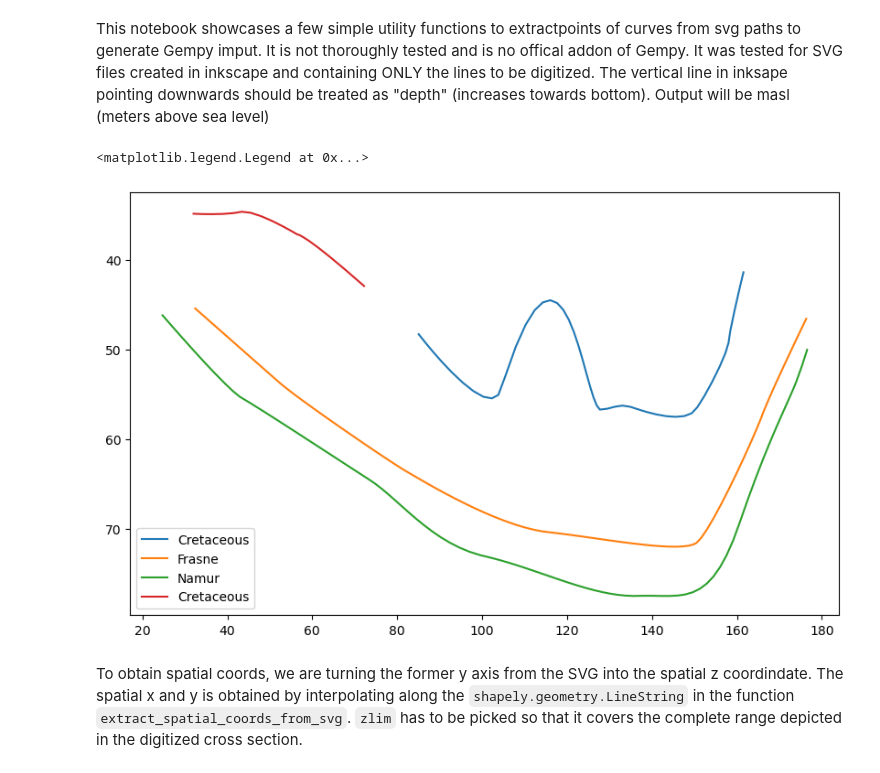
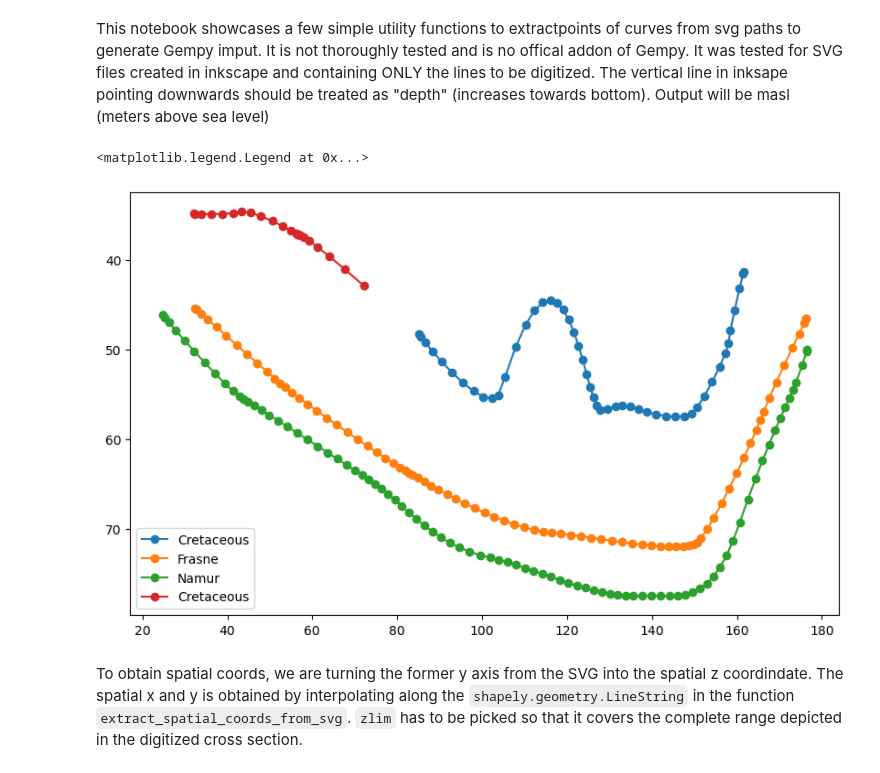
Before and after one commit to NilsChudalla/svg_digitizer_for_gempy, a Jupyter notebook: test_digitizer_nb.ipynb, the cells around one changed output. Drawn from its saved outputs; the diff is of its cells as text; code cells hidden in the pictures.

````diff
--- a/test_digitizer_nb.ipynb
+++ b/test_digitizer_nb.ipynb
@@ -10,17 +10,17 @@ lines_from_svg = svg_input(filename, segment_length=2)
 # %%
 # show points of extracted lines
 import matplotlib.pyplot as plt
 
 plt.figure(figsize=(10, 6))
 
 for line in lines_from_svg.results:
     pnts = line.points
-    plt.plot(pnts[:, 0], pnts[:, 1], label=line.inkscape_label)
+    plt.plot(pnts[:, 0], pnts[:, 1], marker="o", label=line.inkscape_label, alpha=0.5)
 plt.ylim(plt.ylim()[::-1])  # Reverse y-axis
 plt.legend()
 # %% [output]
 <matplotlib.legend.Legend at 0x...>
-[figure, old version]
+[figure, new version]
 # %% [markdown]
 To obtain spatial coords, we are turning the former y axis from the SVG into the spatial z coordindate. The spatial x and y is obtained by interpolating along the ```shapely.geometry.LineString``` in the function ```extract_spatial_coords_from_svg```. ```zlim``` has to be picked so that it covers the complete range depicted in the digitized cross section.
 # %%
````
Also changed, not shown: 1 other file.
